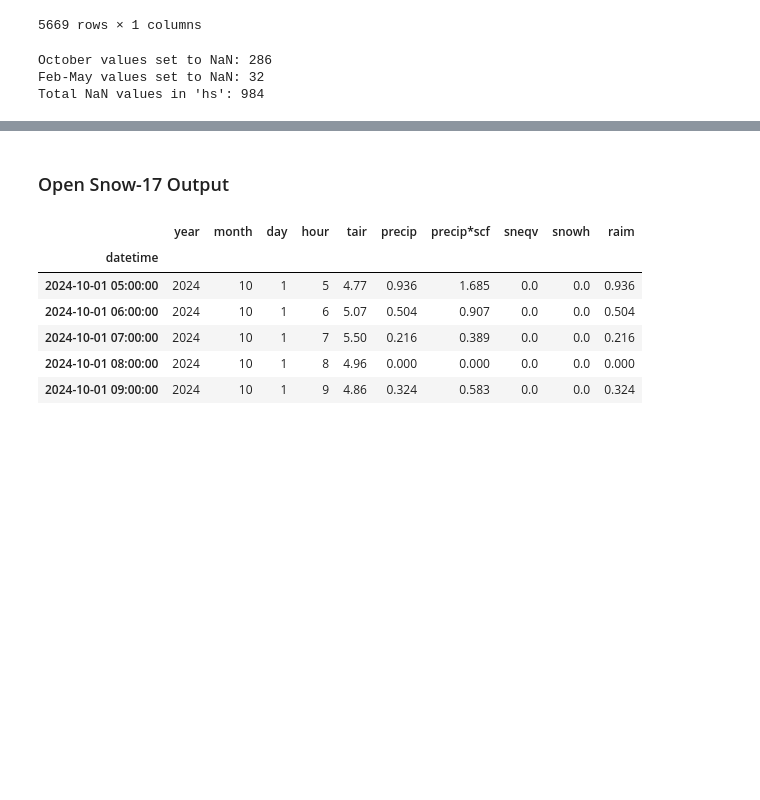
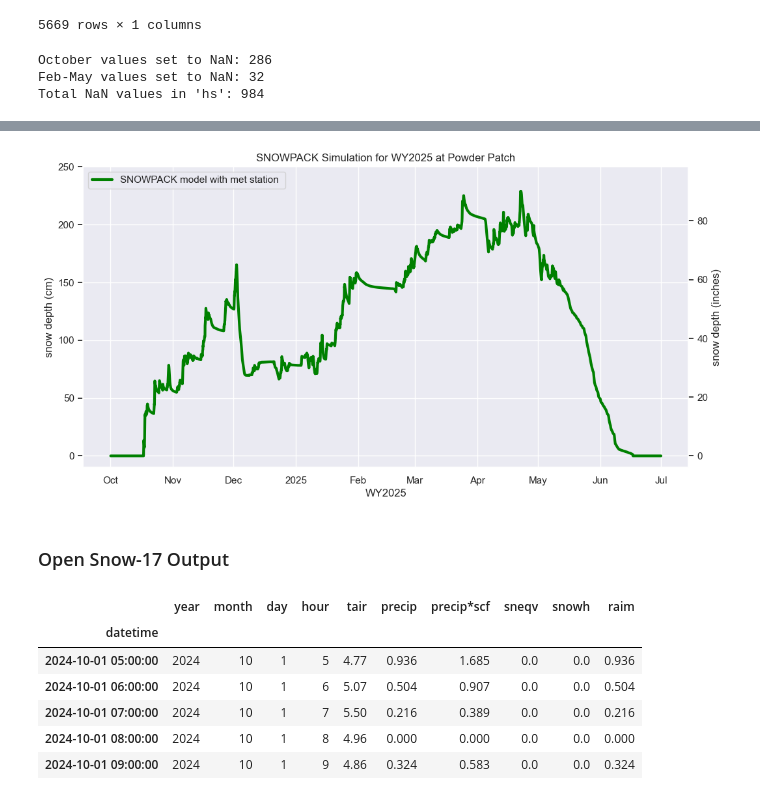
Before and after one commit to cassielumbrazo/snow_modeling_point, a Jupyter notebook: sites/ppsa2/3_read_snowpack_snow17_with_met.ipynb, the cells around one changed output, grey strips where cells are left out. Cells and saved outputs as stored; diff of their text form; code cells hidden in the pictures; blank space fills up the shorter version.

```diff
--- a/sites/ppsa2/3_read_snowpack_snow17_with_met.ipynb
+++ b/sites/ppsa2/3_read_snowpack_snow17_with_met.ipynb
@@ -187,3 +260,35 @@ Text(0, 0.5, 'snow depth (cm)')
+# %%
+# df_met.hs.plot(label = 'observations', linewidth = 3, color='black')
+# ds_hrrrak_snowpack.HS_mod.plot(label = 'SNOWPACK model with HRRR-AK', linewidth = 3, color='tab:blue')
+ds_met_snowpack.HS_mod.plot(label = 'SNOWPACK model with met station ', linewidth = 3, color='green')
+
+# How add vertical lines for the dates in df_dates?
+# for date in df_dates.index:
+#     plt.axvline(x=date, color='grey', linestyle='--', alpha=0.5)
+
+#     # add a large dot for the snow depth at that date
+#     plt.scatter(date, df_dates.loc[date, 'snow_depth_cm'], color='red', s=100, zorder=5, label='snow depth measurement from pit' if date == df_dates.index[0] else "")
+
+plt.title('SNOWPACK Simulation for WY2025 at Powder Patch')
+plt.xlabel('WY2025')
+plt.legend()
+
+plt.ylim([-10, 250])
+
+plt.ylabel('snow depth (cm)')
+
+#loc legend upper left
+plt.legend(loc='upper left')
+
+# add a second y-axis for inches
+ax2 = plt.gca().twinx()
+ax2.set_ylabel('snow depth (inches)')
+ax2.set_ylim([-10/2.54, 250/2.54])
+
+# turn off the second grid
+ax2.grid(False)
+# %% [output]
+[figure, added]
 # %% [markdown]
 ### Open Snow-17 Output
 # %%
```
Also changed, not shown: parts of 4 cells of this notebook, 1 other file.
